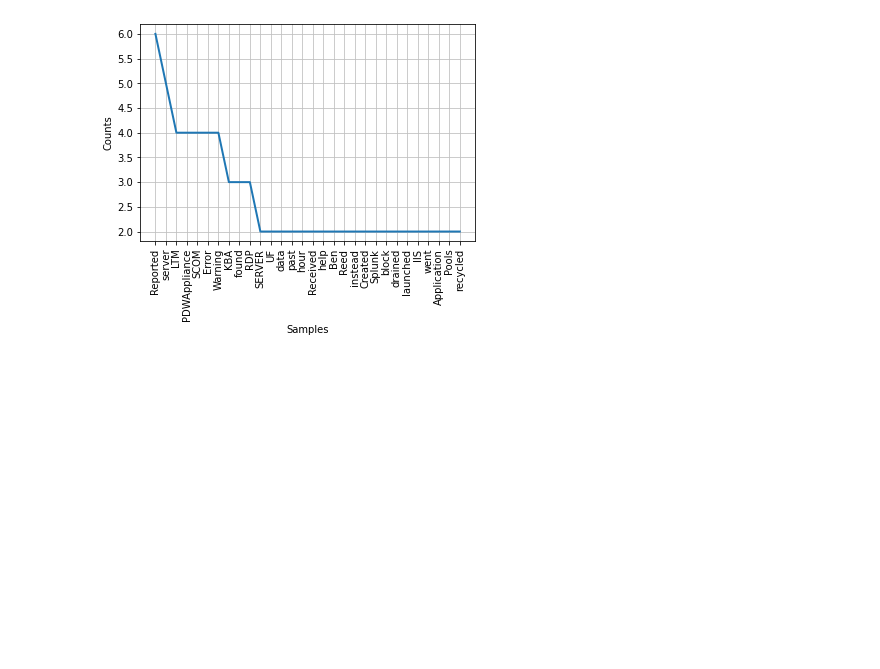
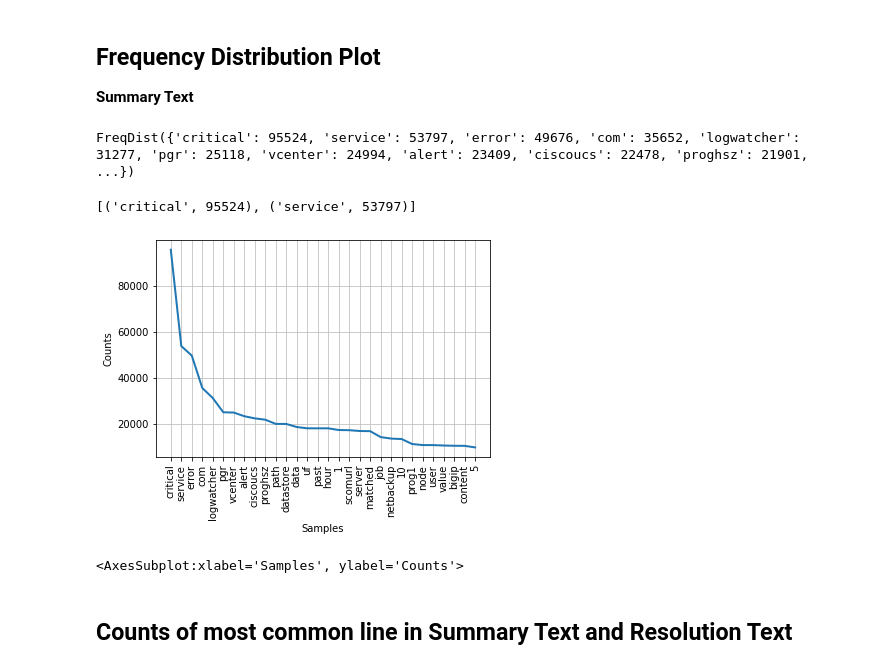
Before and after one commit to A174411/GroupProject, a Jupyter notebook: groupProjectPractice.ipynb, the cells around one changed output. Drawn from its saved outputs; the diff is of its cells as text; code cells hidden in the pictures; blank space fills up the shorter version.

```diff
--- a/groupProjectPractice.ipynb
+++ b/groupProjectPractice.ipynb
@@ -6,2 +97,2 @@ import string
 # %%
-remedy_file0 = pd.read_csv(r"C:\Users\A174411\Onedrive - Progressive Corporation\groupProject\Custom SQL Query (InformationTechnology)_Custom SQL Query.csv", dtype='object')
+remedy_file0 = pd.read_csv(r"C:\Users\A174411\Onedrive - Progressive Corporation\groupProject\UPDATEDCustom SQL Query.csv", dtype='object')
@@ -92,29 +184,31 @@ Name: tokenized_text, dtype: object
 # %%
 # REMOVE STOPWORDS FROM LISTS AND APPEND RESULT TO FILTERED_TEXT
 stop_words = set(stopwords.words('english'))
-word_tokens = remedy_file['tokenized_text']
-test_list = word_tokens[:10]
-# test_list = ['a', 'the', 'dog', 'cat', 'bus']
-filtered_comments = []
+Summary_tokens = remedy_file['tokenized_Summary']
+# test_list = word_tokens[:10]
+Summary_filtered_comments = []
 
 counter = 0
 
 # for each comment (list)
-for comment in test_list:
+for comment in Summary_tokens:
 #for comment in work_tokens:
     counter += 1
-    print('Comment counter', counter)
-    print('comment', comment)
+    # print('Comment counter', counter)
+    # print('comment', comment)
     # make an empty list to hold the nonstopwords of the specific comment
-    filtered_words = []
+    Summary_filtered_words = []
     # for each individual word in the comment list
     for word in comment:
     # if the individual word in the current comment is NOT a stop word, add it the filtered_words list
-        print("word:", word)
+        # print("word:", word)
         if str(word).lower() not in stop_words:
-            filtered_words.append(word)
-    print('finished parsing commment, final ftilered words list of this specifc comment:', filtered_words,)
-    filtered_comments.append(filtered_words)
-    print("main comment list", filtered_comments)
-    print()
+            if str(word).lower() == 'reported':
+                continue
+            else:
+                Summary_filtered_words.append(word.lower())
+    # print('finished parsing commment, final ftilered words list of this specifc comment:', filtered_words,)
+    Summary_filtered_comments.append(Summary_filtered_words)
+    # print("main comment list", filtered_comments)
+    # print()
 #filtered_Text
@@ -139,7 +215,7 @@ main comment list [['SERVER', 'Reported', 'UF', 'data', 'past', 'hour'], ['SERVE
 # %%
-flat_list = []
+flat_Summary = []
 
-for lists in filtered_comments:
+for lists in Summary_filtered_comments:
     for words in lists:
-        flat_list.append(words)
+        flat_Summary.append(words)
 #flat_list
@@ -156,8 +222,19 @@ FreqDist({'Reported': 6, 'server': 5, 'LTM': 4, 'PDWAppliance': 4, 'SCOM': 4, 'E
+# %% [markdown]
+## Frequency Distribution Plot
+<b>Summary Text
+# %%
+fdist_Summary = FreqDist(flat_Summary)
+fdist_Summary
+# %% [output]
+FreqDist({'critical': 95524, 'service': 53797, 'error': 49676, 'com': 35652, 'logwatcher': 31277, 'pgr': 25118, 'vcenter': 24994, 'alert': 23409, 'ciscoucs': 22478, 'proghsz': 21901, ...})
 # %%
-fdist.most_common(2)
+fdist_Summary.most_common(2)
+# %% [output]
+[('critical', 95524), ('service', 53797)]
 # %%
-fdist.plot(30 , cumulative=False)
-plt.show()
+fdist_Summary.plot(30 , cumulative=False)
+# fdist_Summary()
 # consider using a bar graph instead
 # %% [output]
-[figure, old version]
+[figure, new version]
+<AxesSubplot:xlabel='Samples', ylabel='Counts'>
@@ -163,0 +253,2 @@ plt.show()
+# %% [markdown]
+## Counts of most common line in Summary Text and Resolution Text
```
Also changed, not shown: parts of 38 cells of this notebook.
